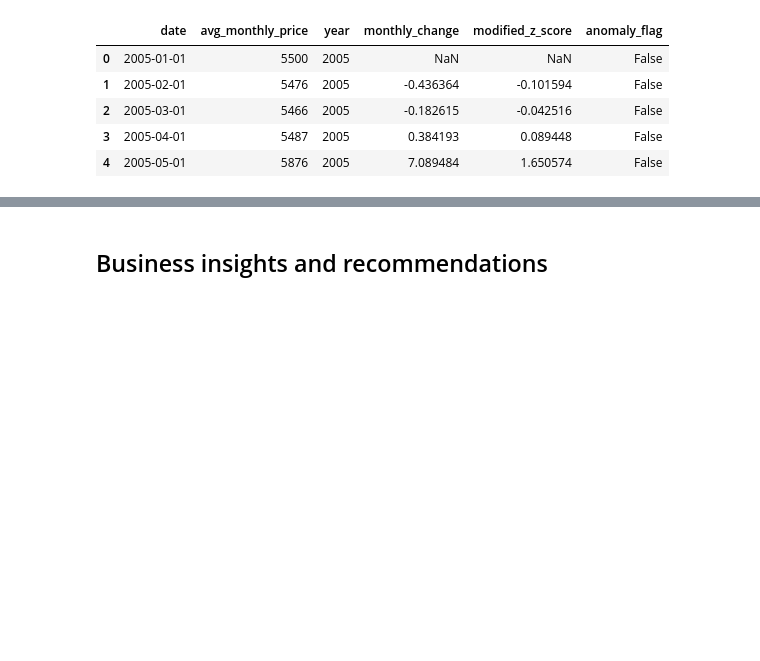
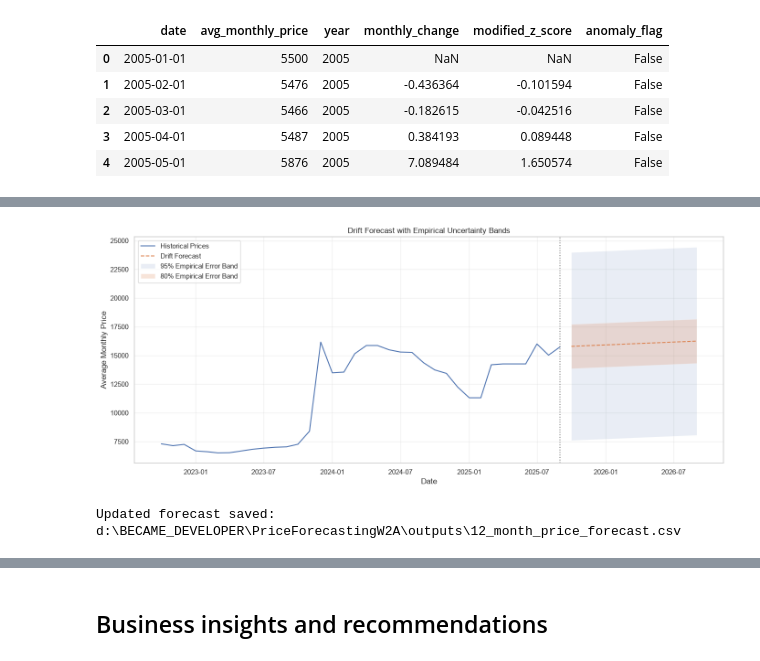
Before and after one commit to KarthikDaivadnya/PriceForecastingW2A, a Jupyter notebook: notebooks/Price_Forecasting_Complete.ipynb, the cells around one changed output, grey strips where cells are left out. Drawn from its saved outputs; the diff is of its cells as text; code cells hidden in the pictures; blank space fills up the shorter version.

```diff
--- a/notebooks/Price_Forecasting_Complete.ipynb
+++ b/notebooks/Price_Forecasting_Complete.ipynb
@@ -1560,0 +1614,55 @@ Forecast saved: d:\BECAME_DEVELOPER\PriceForecastingW2A\outputs\12_month_price_f
+# %%
+plt.figure(figsize=(14, 6))
+
+plt.plot(
+    ts.tail(36),
+    label="Historical Prices"
+)
+
+plt.plot(
+    forecast_dates,
+    final_forecast["Drift Forecast"],
+    label="Drift Forecast",
+    linestyle="--"
+)
+
+plt.fill_between(
+    forecast_dates,
+    final_forecast["Drift Lower 95"],
+    final_forecast["Drift Upper 95"],
+    alpha=0.12,
+    label="95% Empirical Error Band"
+)
+
+plt.fill_between(
+    forecast_dates,
+    final_forecast["Drift Lower 80"],
+    final_forecast["Drift Upper 80"],
+    alpha=0.22,
+    label="80% Empirical Error Band"
+)
+
+plt.axvline(
+    ts.index[-1],
+    color="gray",
+    linestyle=":"
+)
+
+plt.title("Drift Forecast with Empirical Uncertainty Bands")
+plt.xlabel("Date")
+plt.ylabel("Average Monthly Price")
+plt.legend()
+plt.grid(alpha=0.3)
+
+plt.tight_layout()
+plt.show()
+# %% [output]
+[figure, added]
+# %%
+forecast_path = OUTPUT_DIR / "12_month_price_forecast.csv"
+
+final_forecast.to_csv(forecast_path, index=False)
+
+print("Updated forecast saved:", forecast_path)
+# %% [output]
+Updated forecast saved: d:\BECAME_DEVELOPER\PriceForecastingW2A\outputs\12_month_price_forecast.csv
```
Also changed, not shown: parts of 43 cells of this notebook.
